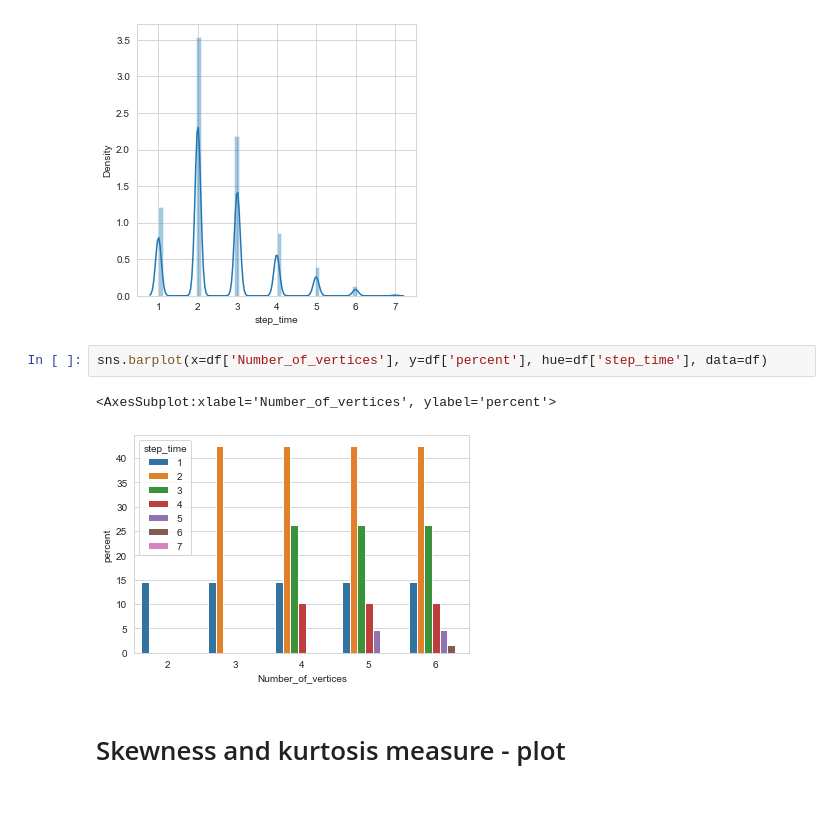
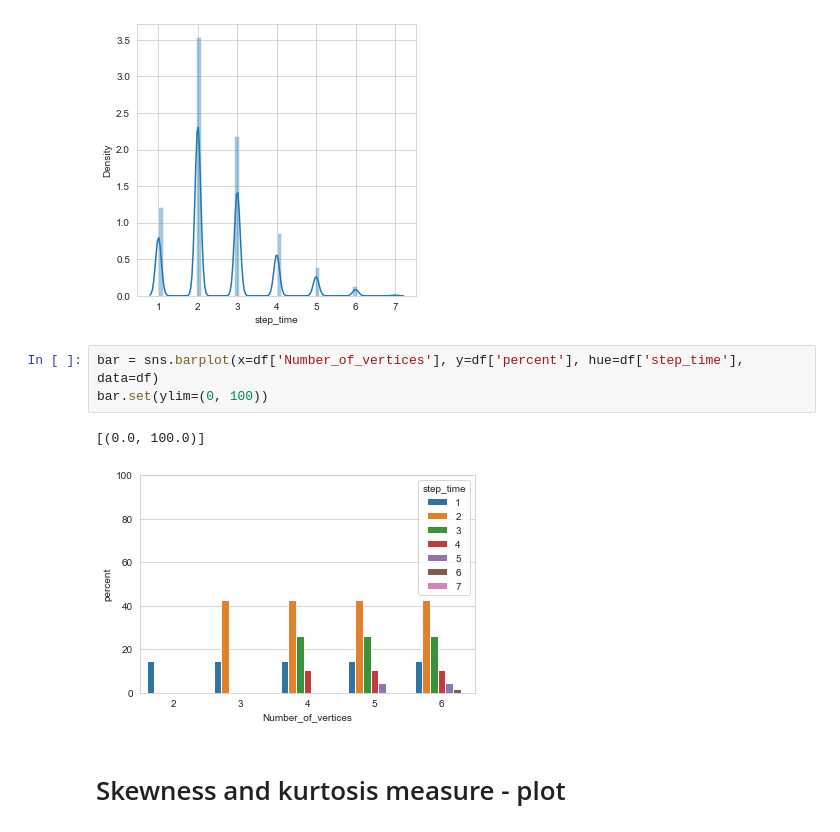
Before and after one commit to Sanskar-16/capstone, a Jupyter notebook: code/analysis.ipynb, the cells around one changed output. Cells and saved outputs as stored; diff of their text form; blank space fills up the shorter version.

Commit message:
added testing for finer analysis, updated the report and updated the analysis file's step time plot with ylim = (0,100)

```diff
--- a/code/analysis.ipynb
+++ b/code/analysis.ipynb
@@ -101,10 +101,11 @@ sns.distplot(df['step_time'])
 <AxesSubplot:xlabel='step_time', ylabel='Density'>
 [figure]
 # %%
-sns.barplot(x=df['Number_of_vertices'], y=df['percent'], hue=df['step_time'], data=df)
+bar = sns.barplot(x=df['Number_of_vertices'], y=df['percent'], hue=df['step_time'],  data=df)
+bar.set(ylim=(0, 100))
 # %% [output]
-<AxesSubplot:xlabel='Number_of_vertices', ylabel='percent'>
+[(0.0, 100.0)]
-[figure, old version]
+[figure, new version]
 # %% [markdown]
  # Skewness and kurtosis measure - plot
 # %%
```
Also changed, not shown: parts of 1 cell of this notebook, 3 other files.
